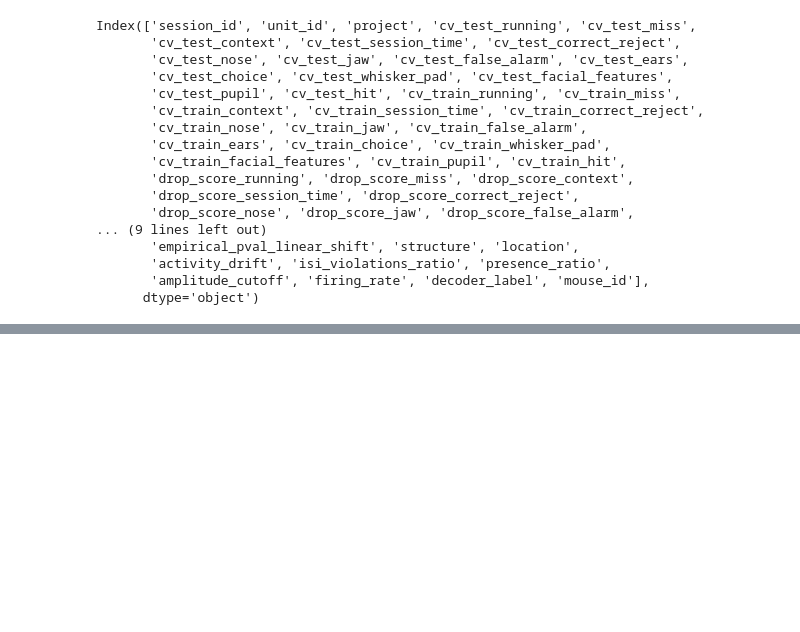
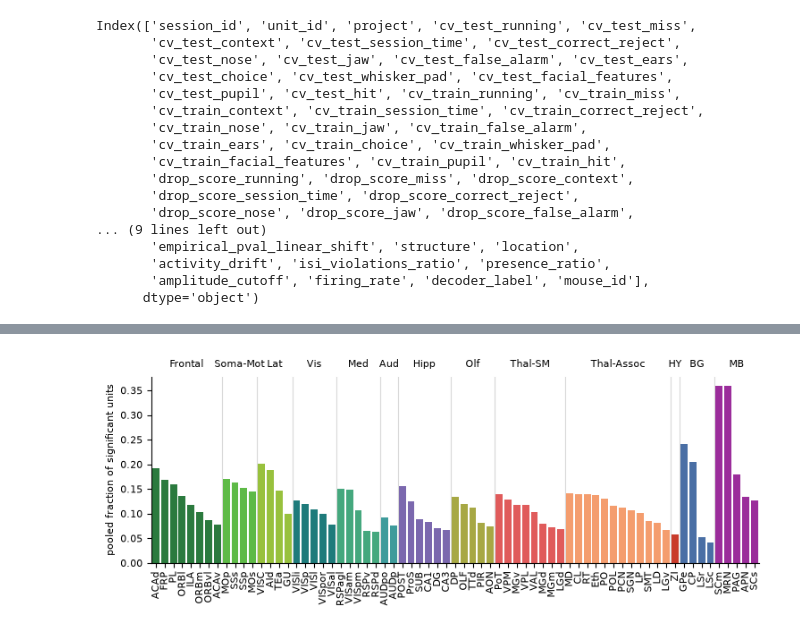
Before and after one commit to AllenInstitute/dynamic_routing_analysis, a Jupyter notebook: notebooks/structure_wise_results_plots_encoding.ipynb, the cells around one changed output, grey strips where cells are left out. Drawn from its saved outputs; the diff is of its cells as text; code cells hidden in the pictures; blank space fills up the shorter version.

```diff
--- a/notebooks/structure_wise_results_plots_encoding.ipynb
+++ b/notebooks/structure_wise_results_plots_encoding.ipynb
@@ -250,0 +354,19 @@ fig.savefig(f"{savepath}/structure_encoding_barplot_avg_by_mouse.png",dpi=300)
+# %%
+# Plot the pooled fraction of significant units within each structure.
+pooled_fraction_plot_results = fraction_significant_by_structure.rename(
+    columns={'fraction_significant_units': 'pooled_fraction_significant_mean'}
+).copy()
+pooled_fraction_plot_results['pooled_fraction_significant_sem'] = 0.0
+pooled_fraction_plot_results['pooled_fraction_significant_adj_p_val'] = 0.0
+
+fig_pooled = plot_utils.plot_structure_results(
+    pooled_fraction_plot_results,
+    col_to_plot='pooled_fraction_significant',
+    col_alias='pooled fraction of significant units',
+    set_ylim='auto',
+    set_fontsize=8,
+)
+
+fig_pooled.savefig(f"{savepath}/pooled_fraction_significant_by_structure.png",dpi=300)
+# %% [output]
+[figure, added]
```
Also changed, not shown: parts of 9 cells of this notebook.
